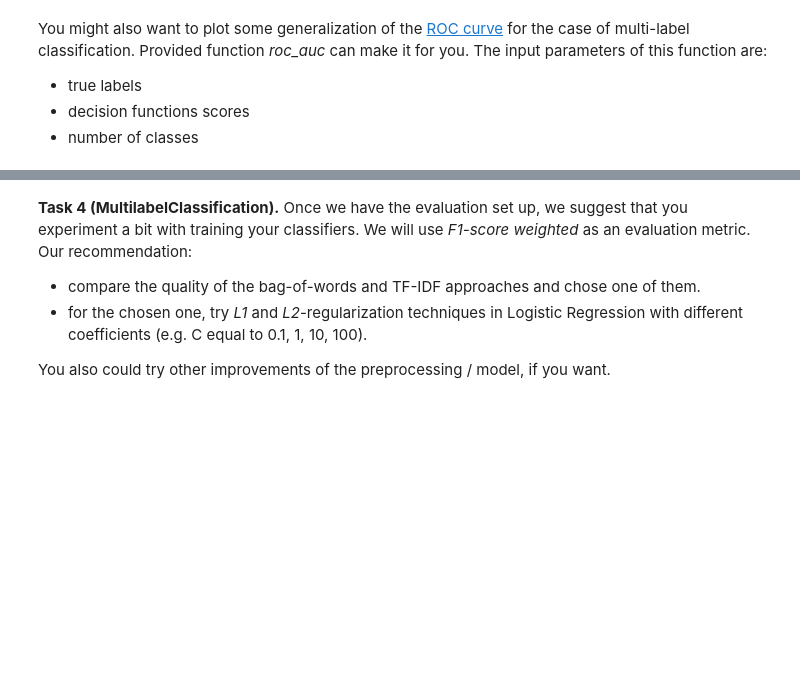
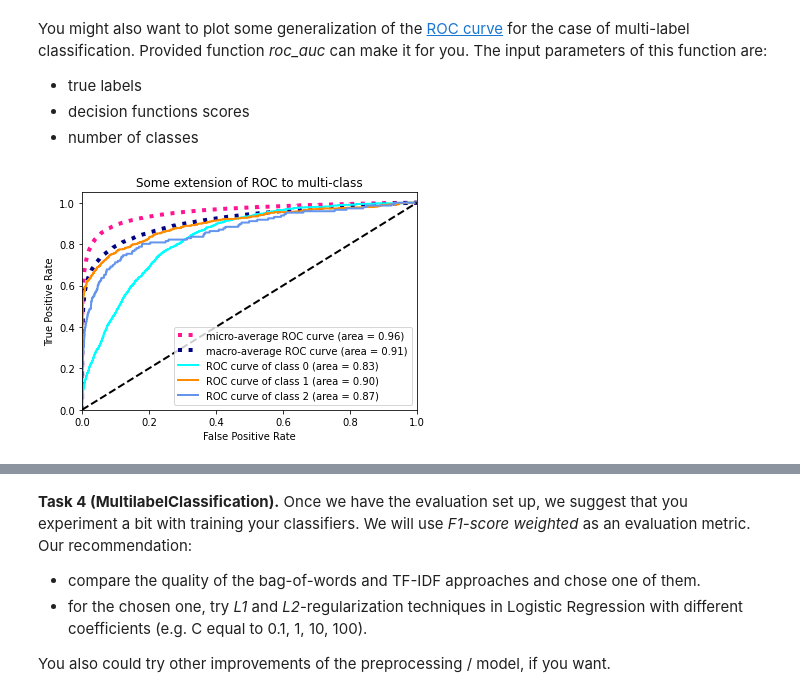
Before and after one commit to ishalyminov/natural-language-processing, a Jupyter notebook: week1/week1-MultilabelClassification.ipynb, the cells around one changed output, grey strips where cells are left out. Saved outputs shown, nothing was run; the diff lists cells and outputs as text; code cells hidden in the pictures; blank space fills up the shorter version.

```diff
--- a/week1/week1-MultilabelClassification.ipynb
+++ b/week1/week1-MultilabelClassification.ipynb
@@ -347,8 +347,8 @@ As we have noticed before, in this task each example can have multiple tags. To
 from sklearn.preprocessing import MultiLabelBinarizer
 # %%
 mlb = MultiLabelBinarizer(classes=sorted(tags_counts.keys()))
-y_train = mlb.fit_transform(y_train)
-y_val = mlb.fit_transform(y_val)
+y_train_bin = mlb.fit_transform(y_train)
+y_val_bin = mlb.fit_transform(y_val)
 # %% [markdown]
 Implement the function *train_classifier* for training a classifier. In this task we suggest to use One-vs-Rest approach, which is implemented in [OneVsRestClassifier](http://scikit-learn.org/stable/modules/generated/sklearn.multiclass.OneVsRestClassifier.html) class. In this approach *k* classifiers (= number of tags) are trained. As a basic classifier, use [LogisticRegression](http://scikit-learn.org/stable/modules/generated/sklearn.linear_model.LogisticRegression.html). It is one of the simplest methods, but often it performs good enough in text classification tasks. It might take some time, because a number of classifiers to train is large.
 # %%
@@ -361,17 +362,18 @@ def train_classifier(X_train, y_train):
 
       return: trained classifier
     """
-
+    cls = OneVsRestClassifier(LinearSVC()).fit(X_train, y_train)
     # Create and fit LogisticRegression wraped into OneVsRestClassifier.
 
     ######################################
     ######### YOUR CODE HERE #############
     ######################################
+    return cls
 # %% [markdown]
 Train the classifiers for different data transformations: *bag-of-words* and *tf-idf*.
 # %%
-classifier_mybag = train_classifier(X_train_mybag, y_train)
-classifier_tfidf = train_classifier(X_train_tfidf, y_train)
+classifier_mybag = train_classifier(X_train_mybag, y_train_bin)
+classifier_tfidf = train_classifier(X_train_tfidf, y_train_bin)
 # %% [markdown]
 Now you can create predictions for the data. You will need two types of predictions: labels and scores.
 # %%
@@ -435,6 +465,8 @@ from metrics import roc_auc
 %matplotlib inline
 # %%
 n_classes = len(tags_counts)
-roc_auc(y_val, y_val_predicted_scores_mybag, n_classes)
+roc_auc(y_val_bin, y_val_predicted_scores_mybag, n_classes)
+# %% [output]
+[figure, added]
 # %%
 n_classes = len(tags_counts)
```
Also changed, not shown: parts of 13 cells of this notebook.
